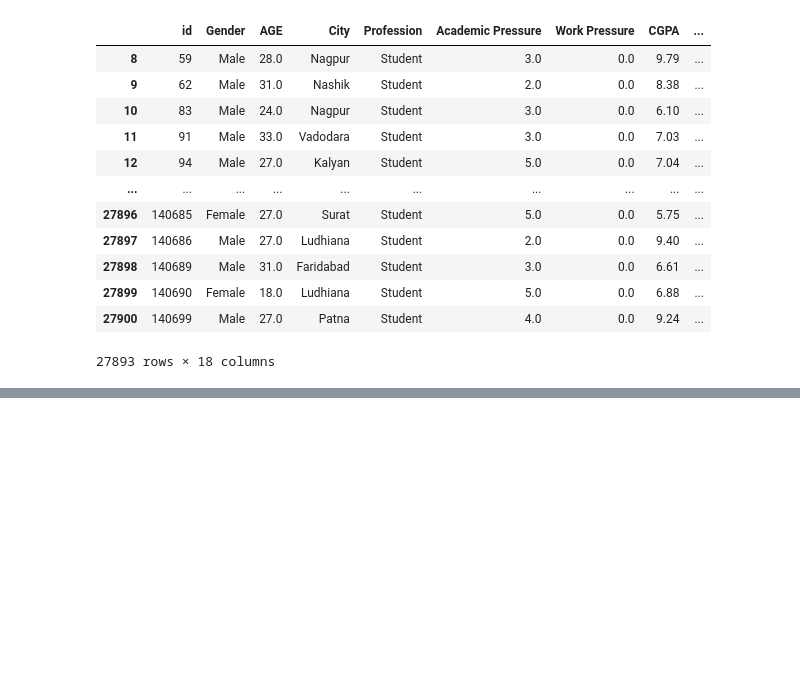
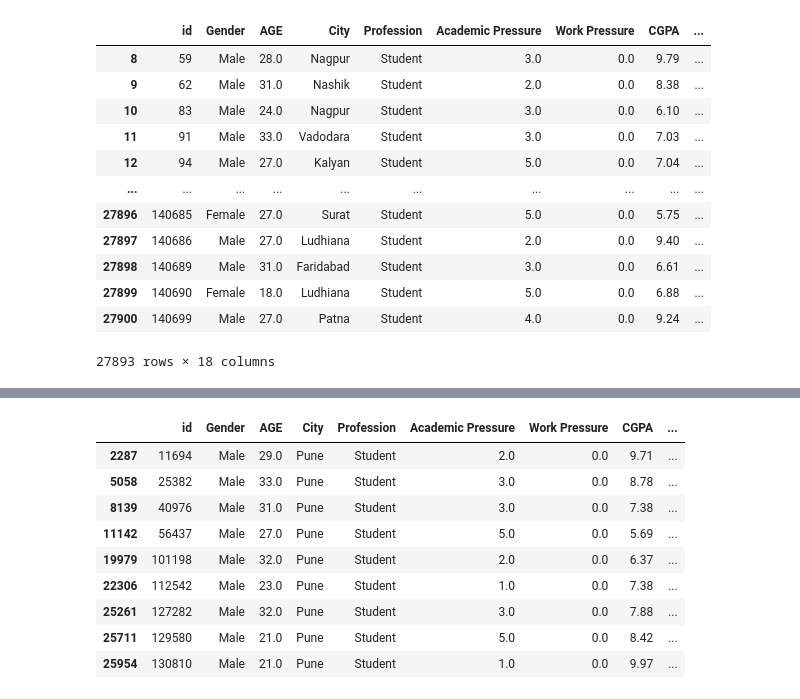
Before and after one commit to akash1234karma/tutedude, a Jupyter notebook: dataframe.ipynb, the cells around one changed output, grey strips where cells are left out. Cells and saved outputs as stored; diff of their text form; code cells hidden in the pictures; blank space fills up the shorter version.

```diff
--- a/dataframe.ipynb
+++ b/dataframe.ipynb
@@ -469,0 +496,13 @@ df.iloc[8:]
+# %%
+df[(df['Gender']=='Male')&(df['City']=='Pune')& (df['Degree']=='MD')]
+# %% [output]
+|  | id | Gender | AGE | City | Profession | Academic Pressure | Work Pressure | CGPA | ... |
+| 2287 | 11694 | Male | 29.0 | Pune | Student | 2.0 | 0.0 | 9.71 | ... |
+| 5058 | 25382 | Male | 33.0 | Pune | Student | 3.0 | 0.0 | 8.78 | ... |
+| 8139 | 40976 | Male | 31.0 | Pune | Student | 3.0 | 0.0 | 7.38 | ... |
+| 11142 | 56437 | Male | 27.0 | Pune | Student | 5.0 | 0.0 | 5.69 | ... |
+| 19979 | 101198 | Male | 32.0 | Pune | Student | 2.0 | 0.0 | 6.37 | ... |
+| 22306 | 112542 | Male | 23.0 | Pune | Student | 1.0 | 0.0 | 7.38 | ... |
+| 25261 | 127282 | Male | 32.0 | Pune | Student | 3.0 | 0.0 | 7.88 | ... |
+| 25711 | 129580 | Male | 21.0 | Pune | Student | 5.0 | 0.0 | 8.42 | ... |
+| 25954 | 130810 | Male | 21.0 | Pune | Student | 1.0 | 0.0 | 9.97 | ... |
```
Also changed, not shown: parts of 14 cells of this notebook.
